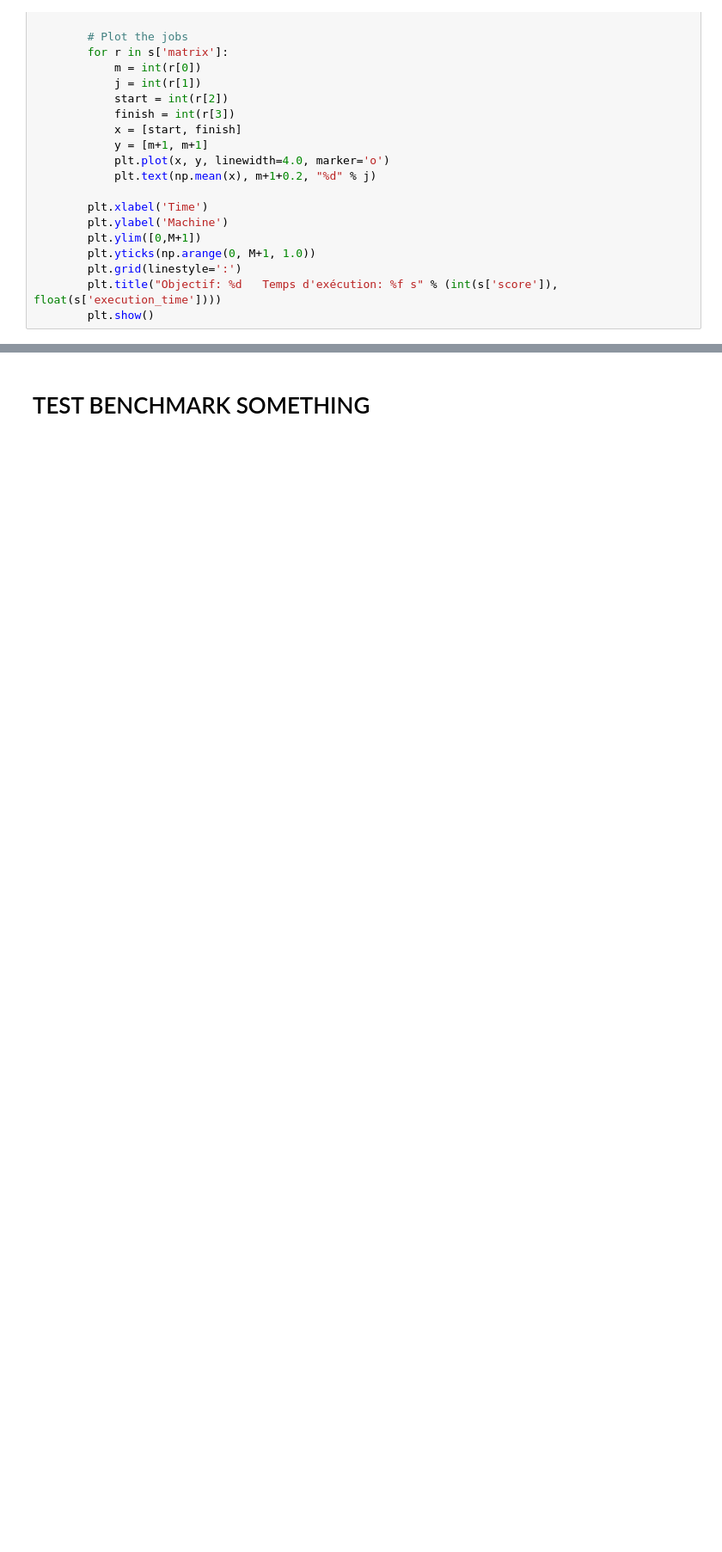
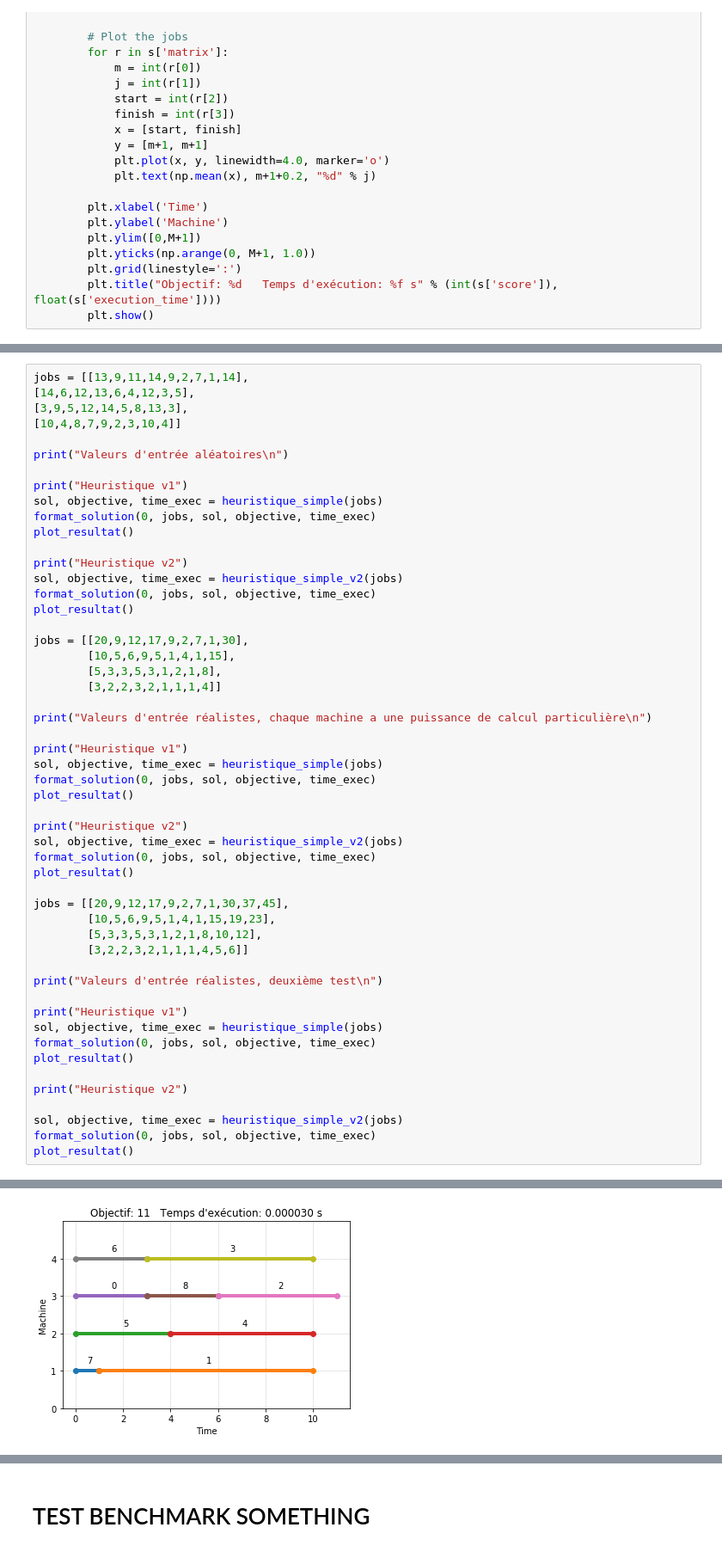
Before and after one commit to BastienBigue/JobScheduling, a Jupyter notebook: Heuristique Gloutonne.ipynb, the cells around one changed output, grey strips where cells are left out. Shown: that part at 86% size. Saved outputs shown, nothing was run; the diff lists cells and outputs as text; blank space fills up the shorter version.

```diff
--- a/Heuristique Gloutonne.ipynb
+++ b/Heuristique Gloutonne.ipynb
@@ -224,0 +172,53 @@ def glouton_precedence(jobs, prec):
+# %%
+jobs = [[13,9,11,14,9,2,7,1,14],
+[14,6,12,13,6,4,12,3,5],
+[3,9,5,12,14,5,8,13,3],
+[10,4,8,7,9,2,3,10,4]]
+
+print("Valeurs d'entrée aléatoires\n")
+
+print("Heuristique v1")
+sol, objective, time_exec = heuristique_simple(jobs)
+format_solution(0, jobs, sol, objective, time_exec)
+plot_resultat()
+
+print("Heuristique v2")
+sol, objective, time_exec = heuristique_simple_v2(jobs)
+format_solution(0, jobs, sol, objective, time_exec)
+plot_resultat()
+
+jobs = [[20,9,12,17,9,2,7,1,30],
+        [10,5,6,9,5,1,4,1,15],
+        [5,3,3,5,3,1,2,1,8],
+        [3,2,2,3,2,1,1,1,4]]
+
+print("Valeurs d'entrée réalistes, chaque machine a une puissance de calcul particulière\n")
+
+print("Heuristique v1")
+sol, objective, time_exec = heuristique_simple(jobs)
+format_solution(0, jobs, sol, objective, time_exec)
+plot_resultat()
+
+print("Heuristique v2")
+sol, objective, time_exec = heuristique_simple_v2(jobs)
+format_solution(0, jobs, sol, objective, time_exec)
+plot_resultat()
+
+jobs = [[20,9,12,17,9,2,7,1,30,37,45],
+        [10,5,6,9,5,1,4,1,15,19,23],
+        [5,3,3,5,3,1,2,1,8,10,12],
+        [3,2,2,3,2,1,1,1,4,5,6]]
+
+print("Valeurs d'entrée réalistes, deuxième test\n")
+
+print("Heuristique v1")
+sol, objective, time_exec = heuristique_simple(jobs)
+format_solution(0, jobs, sol, objective, time_exec)
+plot_resultat()
+
+print("Heuristique v2")
+
+sol, objective, time_exec = heuristique_simple_v2(jobs)
+format_solution(0, jobs, sol, objective, time_exec)
+plot_resultat()
+# %% [output]
@@ -224,0 +228 @@ def glouton_precedence(jobs, prec):
+[figure, added]
```
Also changed, not shown: parts of 9 cells of this notebook.
